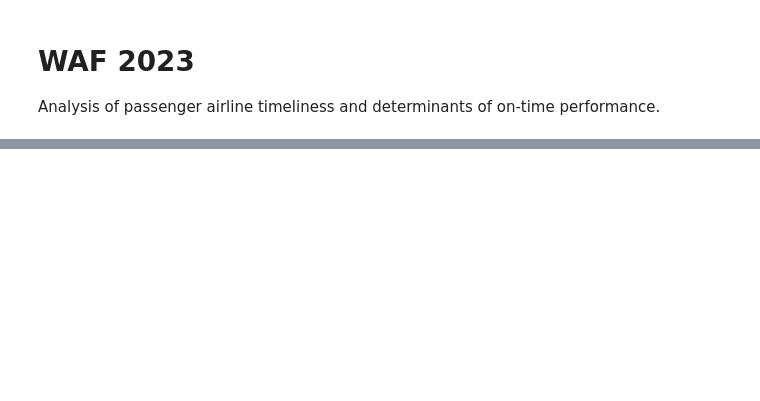
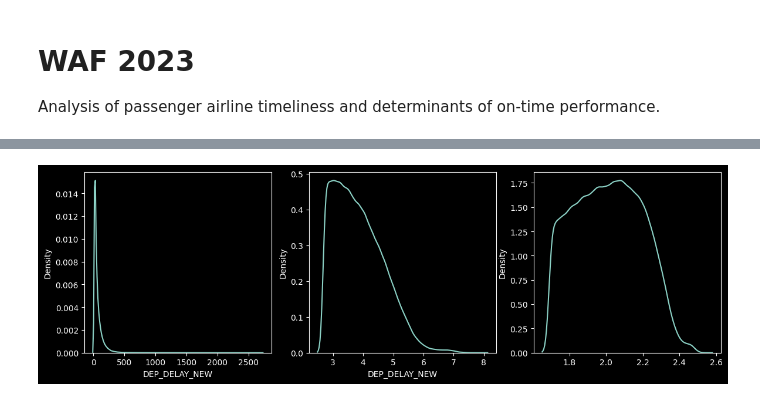
Before and after one commit to peter-ai/waf-2023, a Jupyter notebook: WAF23_FlightsAnalysis.ipynb, the cells around one changed output, grey strips where cells are left out. Drawn from its saved outputs; the diff is of its cells as text; code cells hidden in the pictures; blank space fills up the shorter version.

Commit message:
completed data visualizations

```diff
--- a/WAF23_FlightsAnalysis.ipynb
+++ b/WAF23_FlightsAnalysis.ipynb
@@ -105,6 +112,12 @@ To begin, we take a few data cleaning steps based on the problem context and wha
 # %%
 # given the nature of the data, there shouldn't be any duplicated values so we double check and drop if there are
 flights_cleaned_df = flights_original_df.drop_duplicates()
+
+# drop variables with high degree of missingness
+flights_cleaned_df = flights_cleaned_df.drop(
+    labels=["TSUN", "PSUN"],
+    axis=1
+)
 
 # lets drop all cancelled flights, these flights aren't relevant to our analysis
 flights_cleaned_df = flights_cleaned_df.loc[flights_original_df.CANCELLED != 1, :]
@@ -180,0 +168,9 @@ memory usage: 240.2+ MB
+# %%
+from scipy import stats
+fig, axs = plt.subplots(ncols=3,nrows=1,figsize=(14,4))
+
+sns.kdeplot(x=flights_cleaned_df.loc[flights_cleaned_df.DEP_DEL15==1,"DEP_DELAY_NEW"], ax=axs[0]);
+sns.kdeplot(x=np.log(flights_cleaned_df.loc[flights_cleaned_df.DEP_DEL15==1,"DEP_DELAY_NEW"]), ax=axs[1]);
+sns.kdeplot(x=stats.boxcox(flights_cleaned_df.loc[flights_cleaned_df.DEP_DEL15==1,"DEP_DELAY_NEW"])[0], ax=axs[2]);
+# %% [output]
+[figure, added]
```
Also changed, not shown: parts of 21 cells of this notebook.
